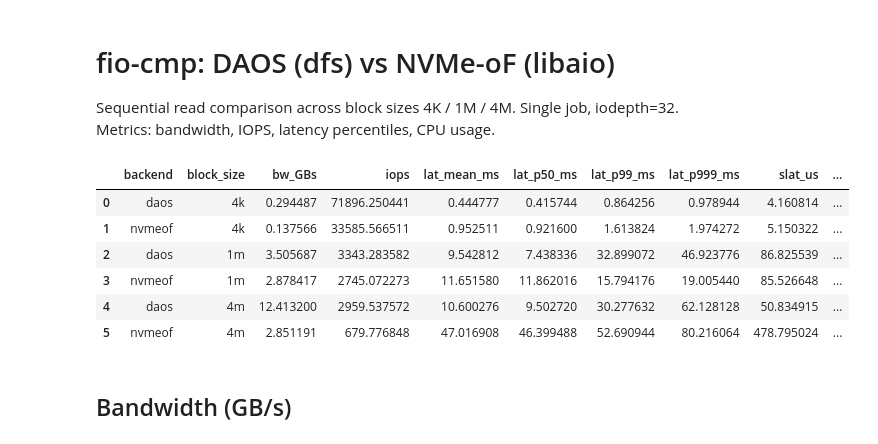
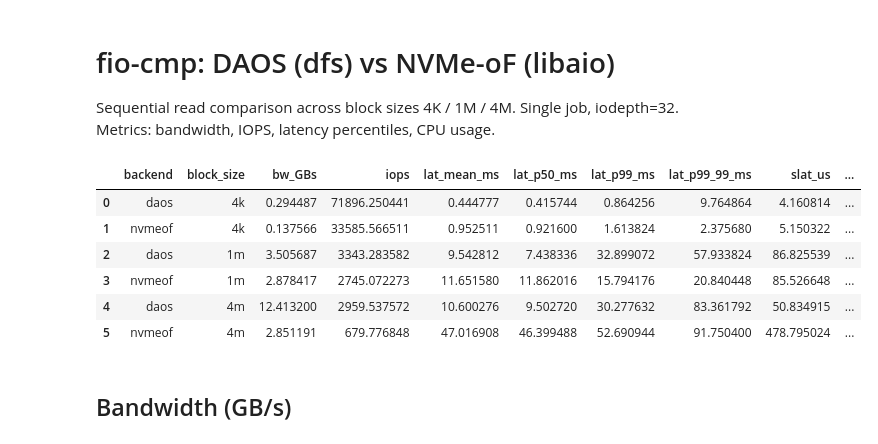
Before and after one commit to cissieAB/pdsw26_daos-bench, a Jupyter notebook: results/testbed/fio-cmp/fio_cmp.ipynb, the cells around one changed output. Saved outputs shown, nothing was run; the diff lists cells and outputs as text; code cells hidden in the pictures.

```diff
--- a/results/testbed/fio-cmp/fio_cmp.ipynb
+++ b/results/testbed/fio-cmp/fio_cmp.ipynb
@@ -23,41 +23,41 @@ def parse_file(fpath):
     backend = "daos" if name.startswith("daos") else "nvmeof"
     bs = name.split("_bs")[1].split("_")[0]
 
     with open(fpath) as f:
         d = json.load(f)
 
     j = d["jobs"][0]
     r = j["read"]
     pct = r["clat_ns"]["percentile"]
 
     return dict(
         backend     = backend,
         block_size  = bs,
         bw_GBs      = r["bw_bytes"] / 1e9,
         iops        = r["iops"],
         lat_mean_ms = r["lat_ns"]["mean"]  / 1e6,
         lat_p50_ms  = pct["50.000000"]     / 1e6,
         lat_p99_ms  = pct["99.000000"]     / 1e6,
-        lat_p999_ms = pct["99.900000"]     / 1e6,
+        lat_p99_99_ms = pct["99.990000"]     / 1e6,
         slat_us     = r["slat_ns"]["mean"] / 1e3,
         clat_ms     = r["clat_ns"]["mean"] / 1e6,
         usr_cpu     = j["usr_cpu"],
         sys_cpu     = j["sys_cpu"],
     )
 
 rows = [parse_file(f) for f in sorted(RESULTS_DIR.glob("*.json"))]
 df = pd.DataFrame(rows)
 df["block_size"] = pd.Categorical(df["block_size"], categories=BS_ORDER, ordered=True)
 df = df.sort_values(["block_size", "backend"]).reset_index(drop=True)
 df
 # %% [output]
-|  | backend | block_size | bw_GBs | iops | lat_mean_ms | lat_p50_ms | lat_p99_ms | lat_p999_ms | slat_us | ... |
-| 0 | daos | 4k | 0.294487 | 71896.250441 | 0.444777 | 0.415744 | 0.864256 | 0.978944 | 4.160814 | ... |
-| 1 | nvmeof | 4k | 0.137566 | 33585.566511 | 0.952511 | 0.921600 | 1.613824 | 1.974272 | 5.150322 | ... |
-| 2 | daos | 1m | 3.505687 | 3343.283582 | 9.542812 | 7.438336 | 32.899072 | 46.923776 | 86.825539 | ... |
-| 3 | nvmeof | 1m | 2.878417 | 2745.072273 | 11.651580 | 11.862016 | 15.794176 | 19.005440 | 85.526648 | ... |
-| 4 | daos | 4m | 12.413200 | 2959.537572 | 10.600276 | 9.502720 | 30.277632 | 62.128128 | 50.834915 | ... |
-| 5 | nvmeof | 4m | 2.851191 | 679.776848 | 47.016908 | 46.399488 | 52.690944 | 80.216064 | 478.795024 | ... |
+|  | backend | block_size | bw_GBs | iops | lat_mean_ms | lat_p50_ms | lat_p99_ms | lat_p99_99_ms | slat_us | ... |
+| 0 | daos | 4k | 0.294487 | 71896.250441 | 0.444777 | 0.415744 | 0.864256 | 9.764864 | 4.160814 | ... |
+| 1 | nvmeof | 4k | 0.137566 | 33585.566511 | 0.952511 | 0.921600 | 1.613824 | 2.375680 | 5.150322 | ... |
+| 2 | daos | 1m | 3.505687 | 3343.283582 | 9.542812 | 7.438336 | 32.899072 | 57.933824 | 86.825539 | ... |
+| 3 | nvmeof | 1m | 2.878417 | 2745.072273 | 11.651580 | 11.862016 | 15.794176 | 20.840448 | 85.526648 | ... |
+| 4 | daos | 4m | 12.413200 | 2959.537572 | 10.600276 | 9.502720 | 30.277632 | 83.361792 | 50.834915 | ... |
+| 5 | nvmeof | 4m | 2.851191 | 679.776848 | 47.016908 | 46.399488 | 52.690944 | 91.750400 | 478.795024 | ... |
 # %% [markdown]
 ## Bandwidth (GB/s)
 # %%
```
Also changed, not shown: parts of 1 cell of this notebook.
